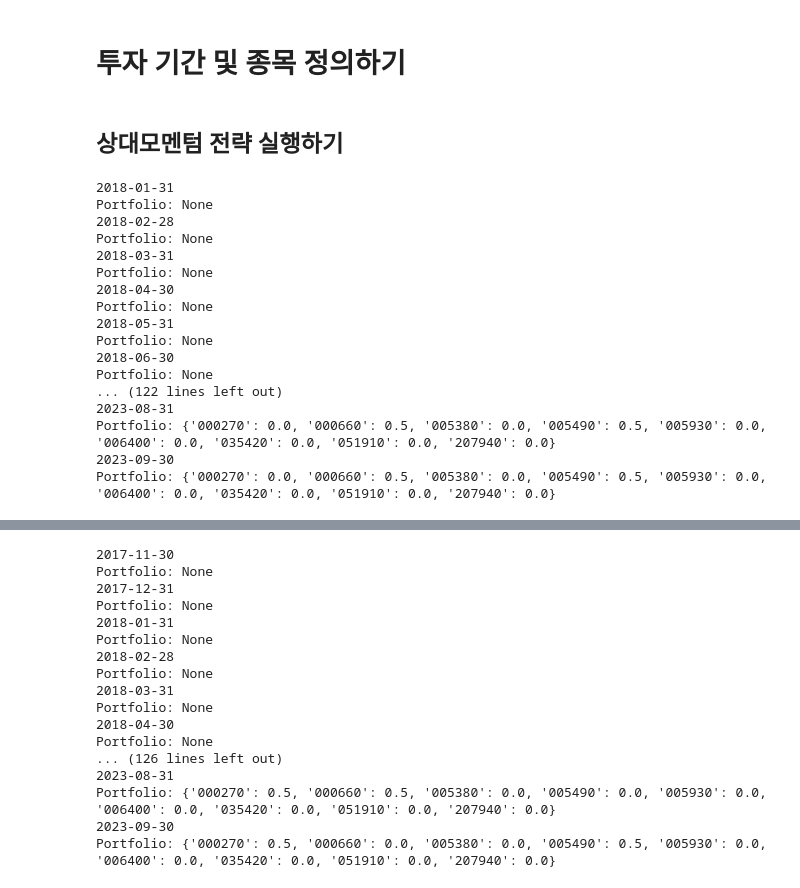
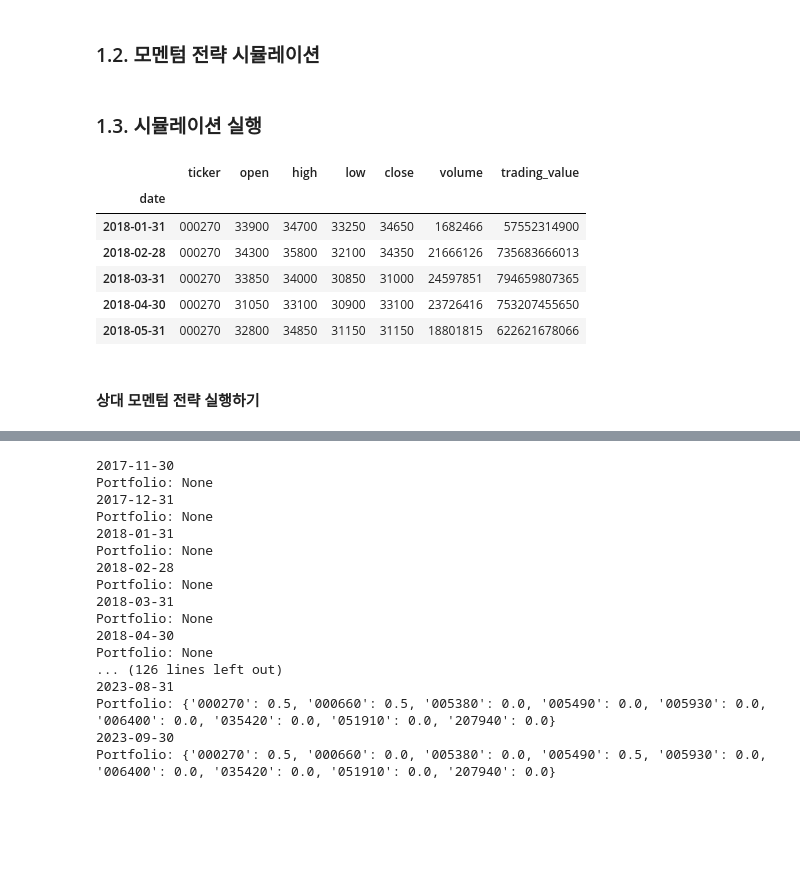
Before and after one commit to RAAILab/PyRA, a Jupyter notebook: 4. momentum.ipynb, the cells around one changed output, grey strips where cells are left out. Saved outputs shown, nothing was run; the diff lists cells and outputs as text; code cells hidden in the pictures; blank space fills up the shorter version.

```diff
--- a/4. momentum.ipynb
+++ b/4. momentum.ipynb
@@ -69,3 +71,5 @@ def get_momentum_weights(strategy_name: str,
+# %% [markdown]
+### 1.2. 모멘텀 전략 시뮬레이션
 # %%
 def simulate_momentum(ohlcv_data: pd.DataFrame,
                       lookback_period: int,
@@ -108,5 +112,3 @@ def simulate_momentum(ohlcv_data: pd.DataFrame,
         rebalance(dt=date, data=ohlcv, account=account, weights=weights)
 
     return account
-# %% [markdown]
-# 투자 기간 및 종목 정의하기
@@ -122,46 +115,35 @@ ticker_list = ['005930', '000660', '207940',
 # %% [markdown]
-## 상대모멘텀 전략 실행하기
+### 1.3. 시뮬레이션 실행
 # %%
+# 데이터 시작과 끝 날짜 정의
+fromdate = '2018-07-10'
+todate = '2023-09-27'
+
+# 투자할 종목 후보 정의
+ticker_list = ['005930', '000660', '207940',
+               '051910', '006400', '005380',
+               '000270', '005490', '035420']
+
 # 룩백 기간 정의
 lookback = 6
 
 # 생략 기간 정의
 offset = 1
 
 # 기간을 고려한 데이터 시작 날짜 가져오기
 adj_fromdate = get_lookback_fromdate(fromdate=fromdate, lookback=lookback+offset, freq='m')
 
 # 데이터 불러오기
 data_loader = PykrxDataLoader(fromdate=adj_fromdate, todate=todate, market="KOSPI")
 ohlcv_data = data_loader.load_stock_data(ticker_list=ticker_list, freq='m', delay=1)
-
-# 상위 N% 매수 비율 정의
-ratio = 0.2
-
-# 전략 정의
-strategy = 'relative'  # {relative, absolute, dual, 52wh}
-
-# 상대모멘텀 전략 실행하기
-account_relative = simulate_momentum(ohlcv_data=ohlcv_data,
-                                     lookback_period=lookback,
-                                     skip_period=offset,
-                                     strategy_name=strategy,
-                                     buying_ratio=ratio)
+ohlcv_data.head(5)
 # %% [output]
-2018-01-31
-Portfolio: None
-2018-02-28
-Portfolio: None
-2018-03-31
-Portfolio: None
-2018-04-30
-Portfolio: None
-2018-05-31
-Portfolio: None
-2018-06-30
-Portfolio: None
-... (122 lines left out)
-2023-08-31
-Portfolio: {'000270': 0.0, '000660': 0.5, '005380': 0.0, '005490': 0.5, '005930': 0.0, '006400': 0.0, '035420': 0.0, '051910': 0.0, '207940': 0.0}
-2023-09-30
-Portfolio: {'000270': 0.0, '000660': 0.5, '005380': 0.0, '005490': 0.5, '005930': 0.0, '006400': 0.0, '035420': 0.0, '051910': 0.0, '207940': 0.0}
+|  | ticker | open | high | low | close | volume | trading_value |
+| date |  |  |  |  |  |  |  |
+| 2018-01-31 | 000270 | 33900 | 34700 | 33250 | 34650 | 1682466 | 57552314900 |
+| 2018-02-28 | 000270 | 34300 | 35800 | 32100 | 34350 | 21666126 | 735683666013 |
+| 2018-03-31 | 000270 | 33850 | 34000 | 30850 | 31000 | 24597851 | 794659807365 |
+| 2018-04-30 | 000270 | 31050 | 33100 | 30900 | 33100 | 23726416 | 753207455650 |
+| 2018-05-31 | 000270 | 32800 | 34850 | 31150 | 31150 | 18801815 | 622621678066 |
+# %% [markdown]
+#### 상대 모멘텀 전략 실행하기
```
Also changed, not shown: parts of 27 cells of this notebook, 3 other files.
